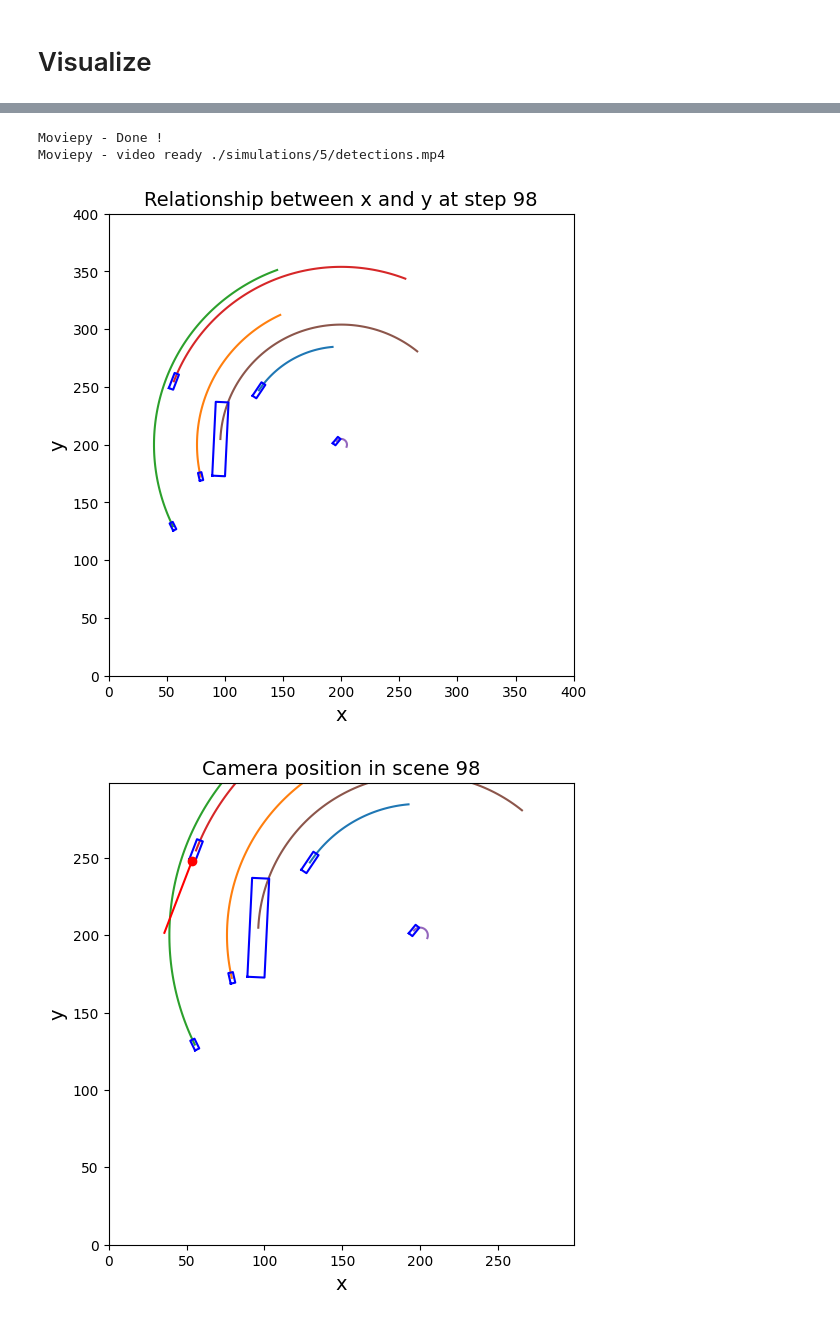
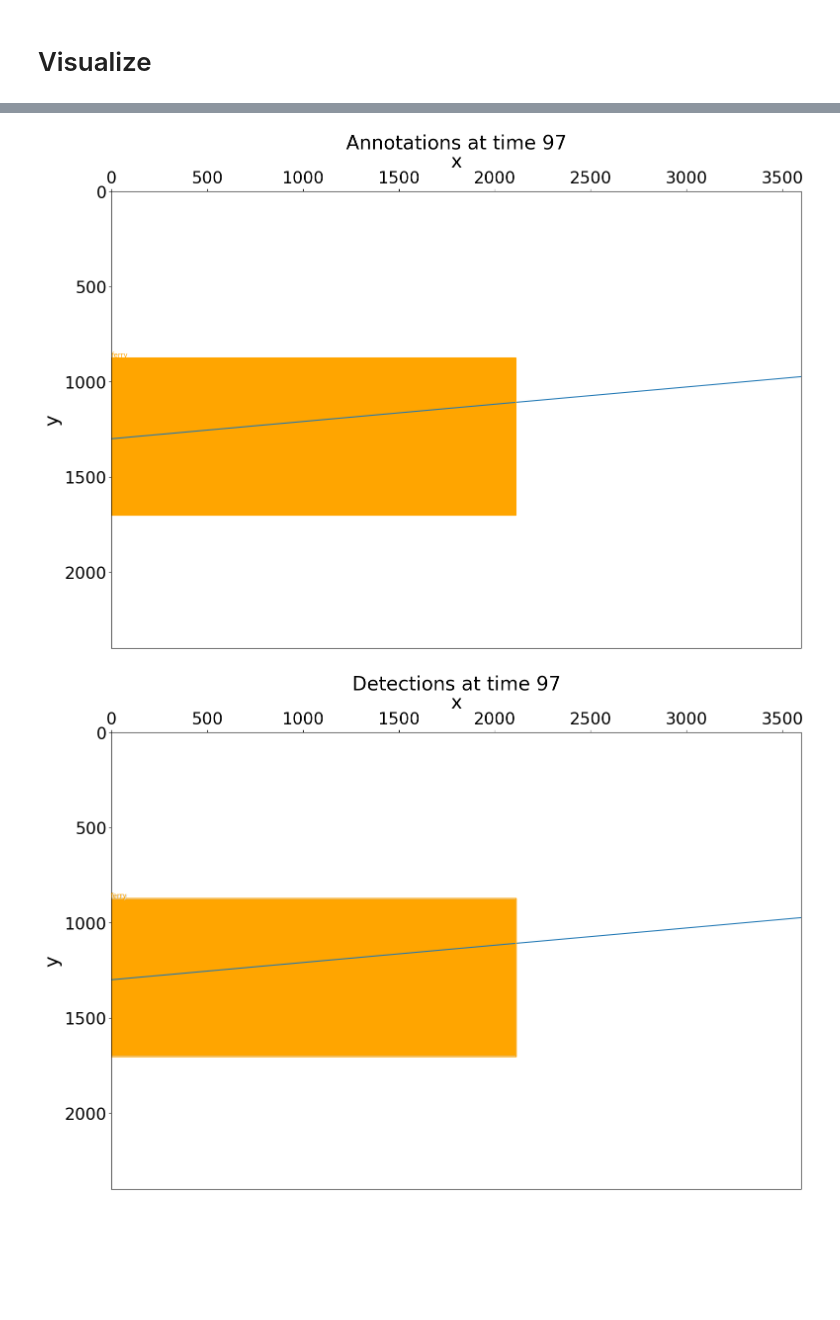
Before and after one commit to andreajessen/MODSIM, a Jupyter notebook: src/MODSIM_w_dsg.ipynb, the cells around one changed output, grey strips where cells are left out. Cells and saved outputs as stored; diff of their text form; code cells hidden in the pictures; blank space fills up the shorter version.

Commit message:
:sparkles: add horizon in annot and detect

```diff
--- a/src/MODSIM_w_dsg.ipynb
+++ b/src/MODSIM_w_dsg.ipynb
@@ -42,7 +43,7 @@ if CAMERA_TYPE == STATIC_LEGACY:
     ##### Static Camera #####
     # Create simple legacy camera and place it in the dynamic scene
     camera = create_and_place_simple_legacy_camera(dsg.get_larges_radius(), dsg.get_path_centre())
-    camera_rig = CameraRig(camera)
+    camera_rig = CameraRig(camera, include_wave=False)
 # %%
 if CAMERA_TYPE == DYNAMIC:
     ###### Dynamic Camera ######
@@ -55,7 +56,7 @@ if CAMERA_TYPE == DYNAMIC:
     width_of_sensor = 36*10**-3 # Width of sensor
     roll_vcf = 0
     yaw_vcf = 0
-    pitch_vcf = np.pi / 20
+    pitch_vcf = np.pi/200
     vessel = vessels[3]
     pos_vcf = np.array([vessel.get_length()/2, 0, vessel.get_air_draft()/2])
 
@@ -80,9 +81,9 @@ if VISUALIZE:
     pps_path = os.path.join(simulation_folder, 'projectedPoints.json')
     annots_path = os.path.join(simulation_folder, 'annotations.json')
     detections_path = os.path.join(simulation_folder, 'detections.json')
-    visualize_dynamic_scene_mov(vessels, folder_path=simulation_folder)
-    visualize_camera_pose_in_dsg_mov(camera_rig, vessels, folder_path=simulation_folder, y_x_lim=x_y_lim)
-    visualize_projections_json_mov(pps_path, camera_rig.camera.image_bounds, camera_rig.horizon, folder_path=simulation_folder, display_when_min_vessels=MIN_NUM_VESSELS)
-    visualize_annotations_json(annots_path, camera_rig.camera.image_bounds, folder_path=simulation_folder, display_when_min_vessels=MIN_NUM_VESSELS)
-    visualize_detections_json(detections_path, camera_rig.camera.image_bounds, show_annotations=True, annotations_path=annots_path, folder_path=simulation_folder, display_when_min_vessels=MIN_NUM_VESSELS)
+    #visualize_dynamic_scene_mov(vessels, folder_path=simulation_folder)
+    #visualize_camera_pose_in_dsg_mov(camera_rig, vessels, folder_path=simulation_folder, y_x_lim=x_y_lim)
+    #visualize_projections_json_mov(pps_path, camera_rig.camera.image_bounds, camera_rig.horizon, folder_path=simulation_folder, display_when_min_vessels=MIN_NUM_VESSELS)
+    visualize_annotations_json(annots_path, camera_rig.camera.image_bounds, horizon=camera_rig.horizon, folder_path=simulation_folder, display_when_min_vessels=MIN_NUM_VESSELS)
+    visualize_detections_json(detections_path, camera_rig.camera.image_bounds, horizon=camera_rig.horizon, show_annotations=True, annotations_path=annots_path, folder_path=simulation_folder, display_when_min_vessels=MIN_NUM_VESSELS)
 # %% [output]
@@ -107,4 +98,2 @@ Moviepy - Writing video ./simulations/5/detections.mp4
-Moviepy - Done !
-Moviepy - video ready ./simulations/5/detections.mp4
-[figure, old version]
+[figure, new version]
-[figure, old version]
+[figure, new version]
```
Also changed, not shown: parts of 4 cells of this notebook, 1 other file.
